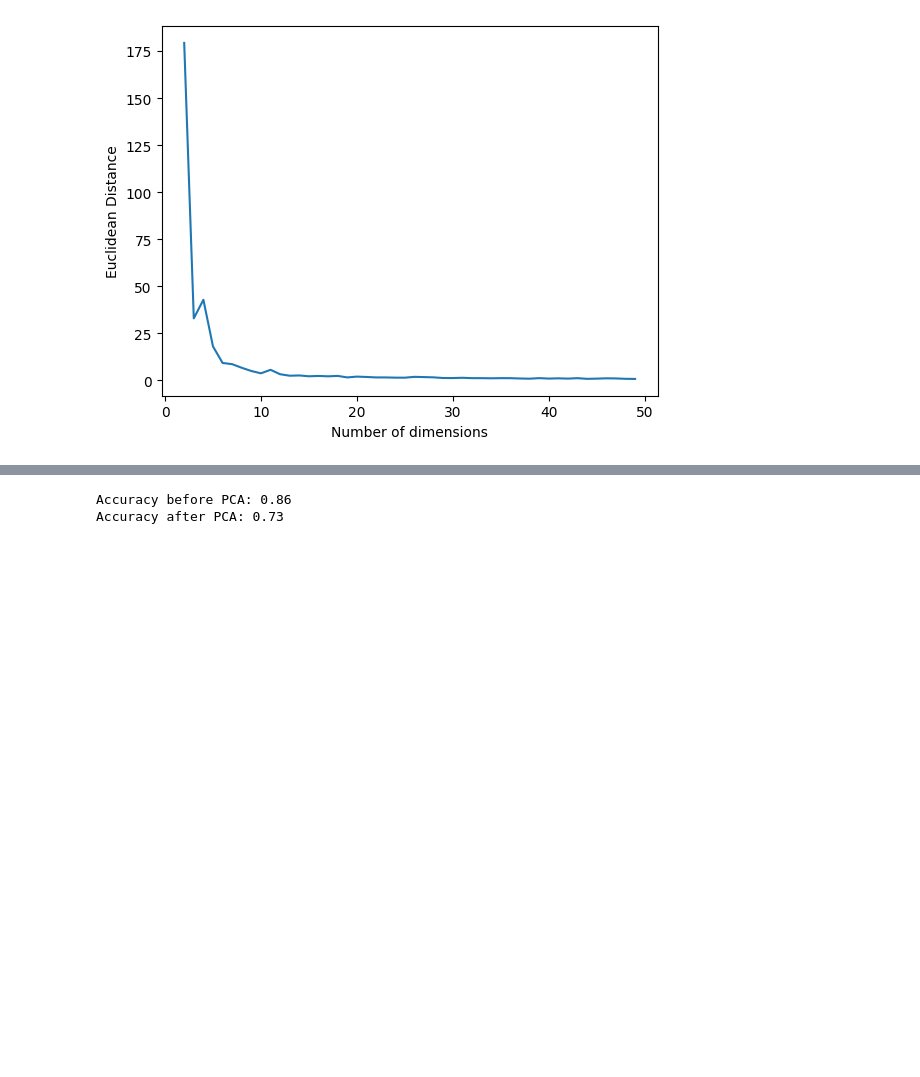
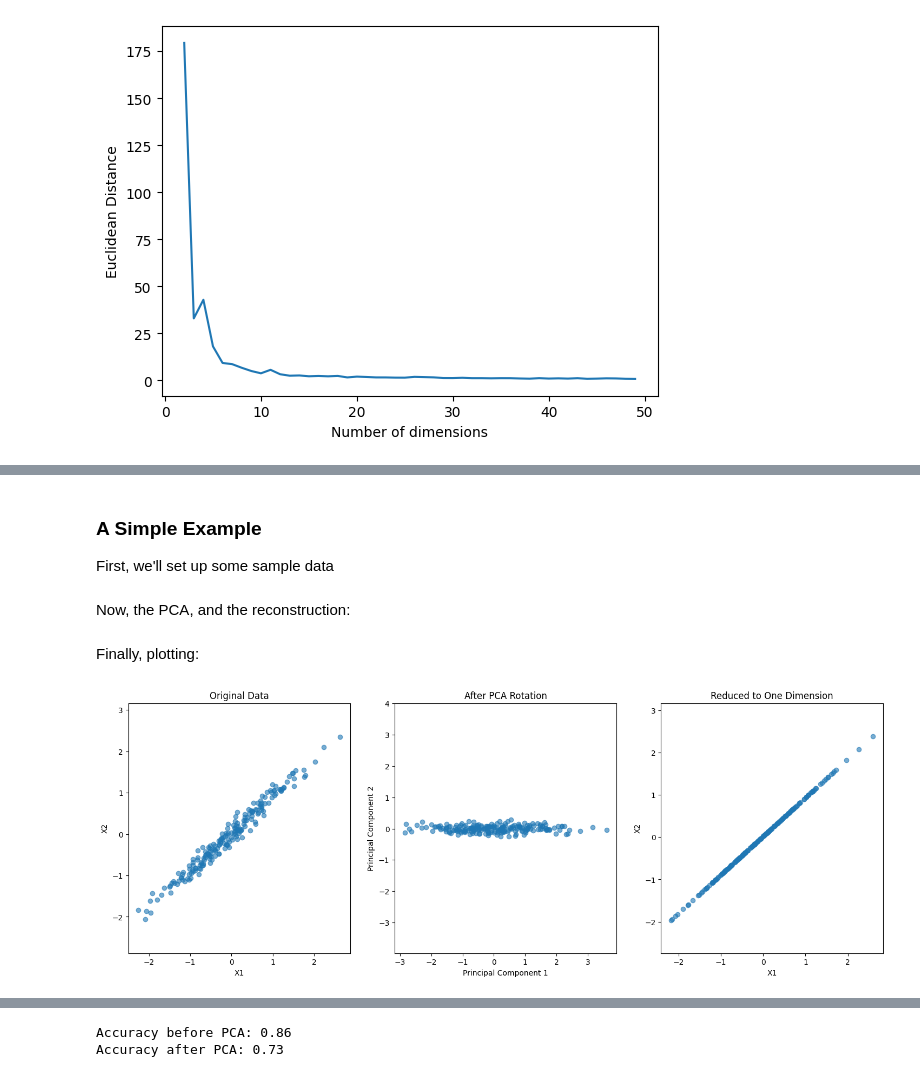
Before and after one commit to IST407-707/707-week4-lab-dimensionality-reduction, a Jupyter notebook: week4-lab-lecture.ipynb, the cells around one changed output, grey strips where cells are left out. Saved outputs shown, nothing was run; the diff lists cells and outputs as text; code cells hidden in the pictures; blank space fills up the shorter version.

```diff
--- a/week4-lab-lecture.ipynb
+++ b/week4-lab-lecture.ipynb
@@ -119,0 +156,4 @@ plt.show()
+# %% [markdown]
+### A Simple Example
+
+First, we'll set up some sample data
@@ -119,0 +168,2 @@ plt.show()
+# %% [markdown]
+Now, the PCA, and the reconstruction:
@@ -119,0 +179,31 @@ plt.show()
+# %% [markdown]
+Finally, plotting:
+# %%
+plt.figure(figsize=(18, 6))
+
+plt.subplot(1, 3, 1)
+plt.scatter(X[:, 0], X[:, 1], alpha=0.6)
+plt.title("Original Data")
+plt.xlabel("X1")
+plt.ylabel("X2")
+plt.axis('equal')
+
+
+
+plt.subplot(1, 3, 2)
+plt.scatter(X_pca[:, 0], X_pca[:, 1], alpha=0.6)
+plt.title("After PCA Rotation")
+plt.xlabel("Principal Component 1")
+plt.ylabel("Principal Component 2")
+plt.axis('equal')
+
+plt.subplot(1, 3, 3)
+plt.scatter(X_reconstructed[:, 0], X_reconstructed[:, 1], alpha=0.6)
+plt.title("Reduced to One Dimension")
+plt.xlabel("X1")
+plt.ylabel("X2")
+plt.axis('equal')
+
+plt.show()
+# %% [output]
+[figure, added]
```
Also changed, not shown: parts of 19 cells of this notebook.
